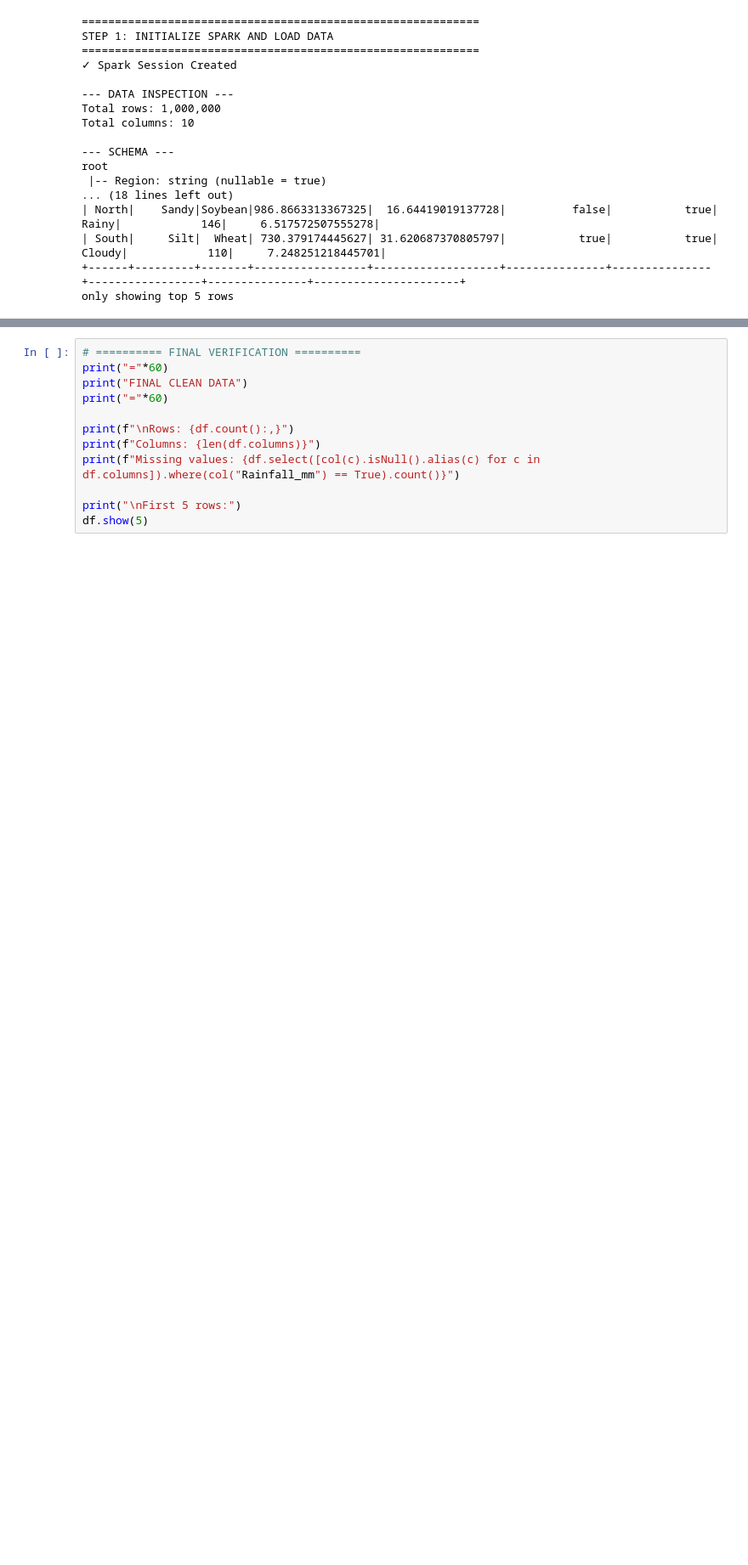
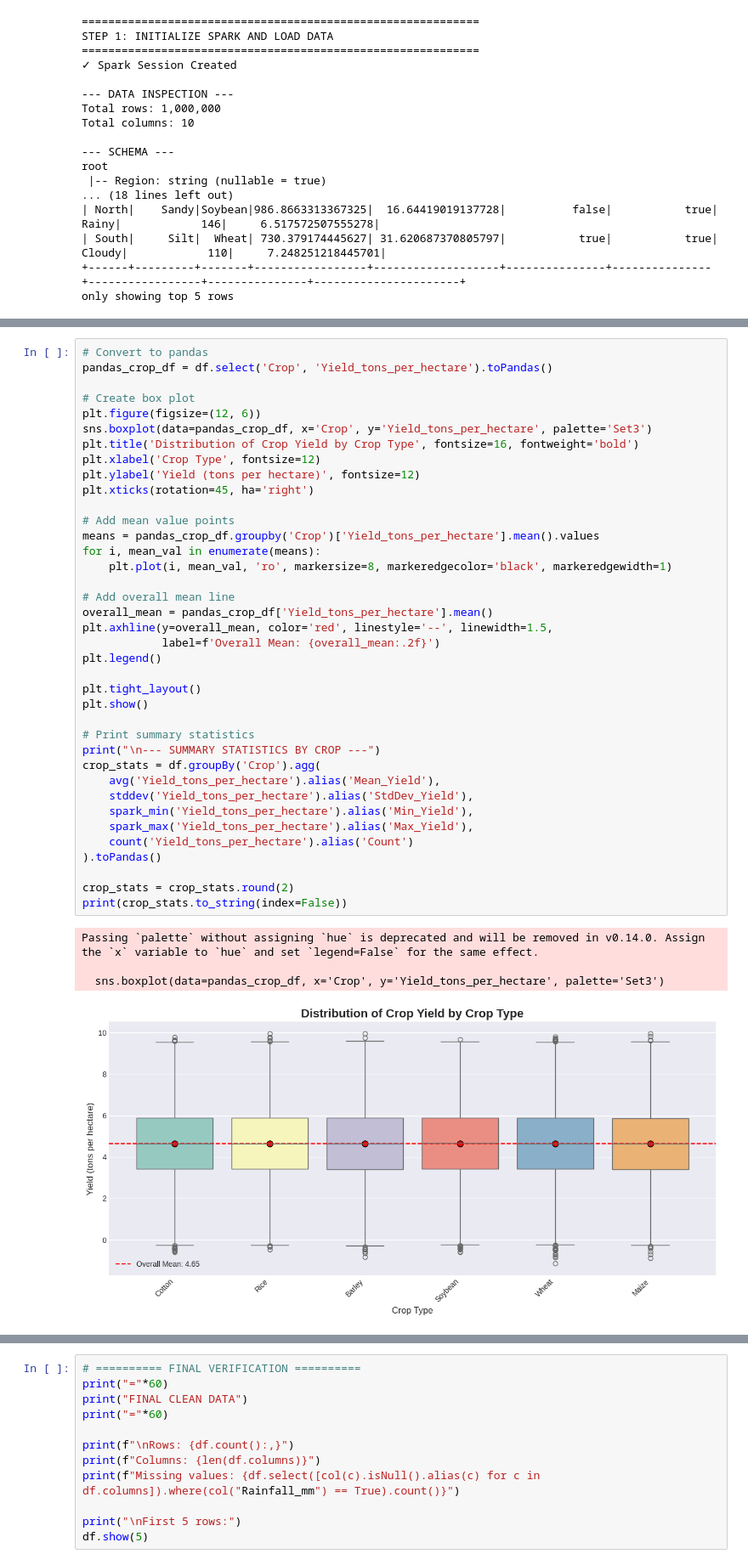
Before and after one commit to prodigal94/food-safe-bots, a Jupyter notebook: EDA.ipynb, the cells around one changed output, grey strips where cells are left out. Shown at 85% size. Cells and saved outputs as stored; diff of their text form; blank space fills up the shorter version.

Commit message:
Boxplot for crop and yeild

```diff
--- a/EDA.ipynb
+++ b/EDA.ipynb
@@ -145,0 +179,43 @@ only showing top 5 rows
+# %%
+# Convert to pandas
+pandas_crop_df = df.select('Crop', 'Yield_tons_per_hectare').toPandas()
+
+# Create box plot
+plt.figure(figsize=(12, 6))
+sns.boxplot(data=pandas_crop_df, x='Crop', y='Yield_tons_per_hectare', palette='Set3')
+plt.title('Distribution of Crop Yield by Crop Type', fontsize=16, fontweight='bold')
+plt.xlabel('Crop Type', fontsize=12)
+plt.ylabel('Yield (tons per hectare)', fontsize=12)
+plt.xticks(rotation=45, ha='right')
+
+# Add mean value points
+means = pandas_crop_df.groupby('Crop')['Yield_tons_per_hectare'].mean().values
+for i, mean_val in enumerate(means):
+    plt.plot(i, mean_val, 'ro', markersize=8, markeredgecolor='black', markeredgewidth=1)
+
+# Add overall mean line
+overall_mean = pandas_crop_df['Yield_tons_per_hectare'].mean()
+plt.axhline(y=overall_mean, color='red', linestyle='--', linewidth=1.5,
+            label=f'Overall Mean: {overall_mean:.2f}')
+plt.legend()
+
+plt.tight_layout()
+plt.show()
+
+# Print summary statistics
+print("\n--- SUMMARY STATISTICS BY CROP ---")
+crop_stats = df.groupBy('Crop').agg(
+    avg('Yield_tons_per_hectare').alias('Mean_Yield'),
+    stddev('Yield_tons_per_hectare').alias('StdDev_Yield'),
+    spark_min('Yield_tons_per_hectare').alias('Min_Yield'),
+    spark_max('Yield_tons_per_hectare').alias('Max_Yield'),
+    count('Yield_tons_per_hectare').alias('Count')
+).toPandas()
+
+crop_stats = crop_stats.round(2)
+print(crop_stats.to_string(index=False))
+# %% [output]
+Passing `palette` without assigning `hue` is deprecated and will be removed in v0.14.0. Assign the `x` variable to `hue` and set `legend=False` for the same effect.
+
+  sns.boxplot(data=pandas_crop_df, x='Crop', y='Yield_tons_per_hectare', palette='Set3')
+[figure, added]
```
Also changed, not shown: parts of 4 cells of this notebook.
